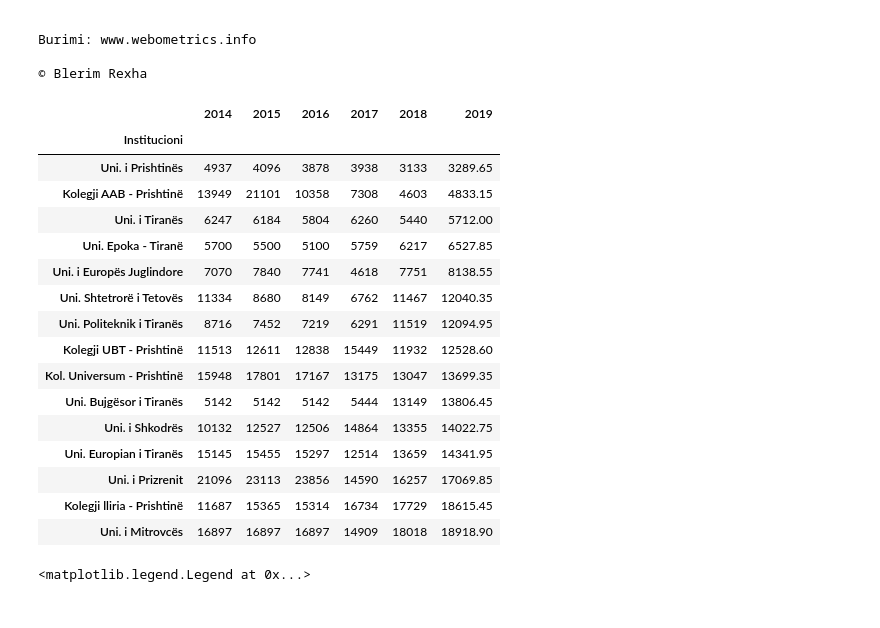
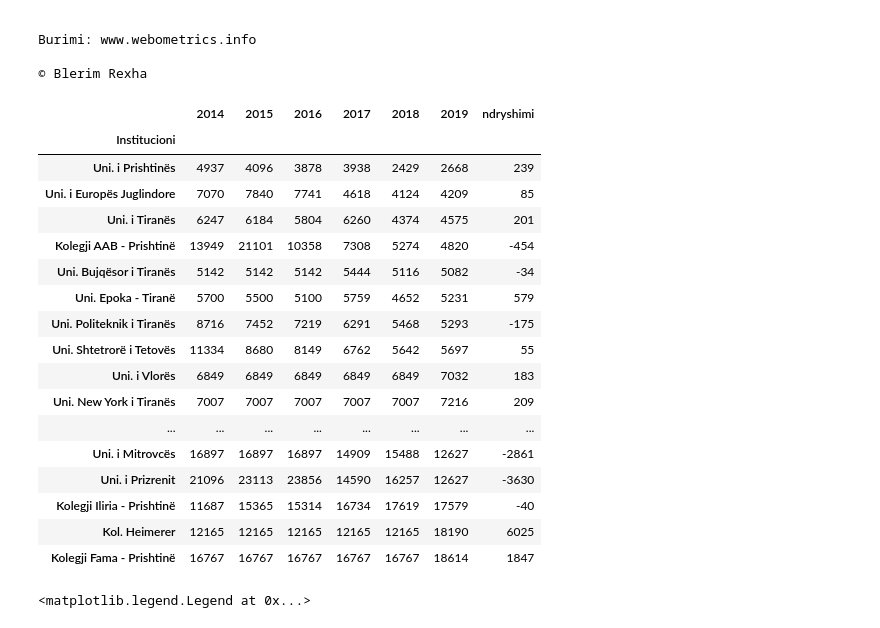
Before and after one commit to gentrexha/university-rankings-analysis, a Jupyter notebook: Ranking_Analysis.ipynb, the cells around one changed output. Saved outputs shown, nothing was run; the diff lists cells and outputs as text; code cells hidden in the pictures.

```diff
--- a/Ranking_Analysis.ipynb
+++ b/Ranking_Analysis.ipynb
@@ -36,28 +36,29 @@ Burimi: www.webometrics.info
 # %%
 import pandas as pd
 
-df = pd.read_csv("rankimet_new.csv", index_col="Institucioni")
-df["2019"] = df["2018"] * 1.05
-df = df.drop(["Progresi 2014-2018"], axis = 1)
+df = pd.read_csv("rankimet_new.csv", index_col="Institucioni", sep=";")
+df["ndryshimi"] = df["2019"] - df["2018"]
+# df = df.drop(["Progresi 2014-2018"], axis = 1)
 display(df)
 # %% [output]
-|  | 2014 | 2015 | 2016 | 2017 | 2018 | 2019 |
-| Institucioni |  |  |  |  |  |  |
-| Uni. i Prishtinës | 4937 | 4096 | 3878 | 3938 | 3133 | 3289.65 |
-| Kolegji AAB - Prishtinë | 13949 | 21101 | 10358 | 7308 | 4603 | 4833.15 |
-| Uni. i Tiranës | 6247 | 6184 | 5804 | 6260 | 5440 | 5712.00 |
-| Uni. Epoka - Tiranë | 5700 | 5500 | 5100 | 5759 | 6217 | 6527.85 |
-| Uni. i Europës Juglindore | 7070 | 7840 | 7741 | 4618 | 7751 | 8138.55 |
-| Uni. Shtetrorë i Tetovës | 11334 | 8680 | 8149 | 6762 | 11467 | 12040.35 |
-| Uni. Politeknik i Tiranës | 8716 | 7452 | 7219 | 6291 | 11519 | 12094.95 |
-| Kolegji UBT - Prishtinë | 11513 | 12611 | 12838 | 15449 | 11932 | 12528.60 |
-| Kol. Universum - Prishtinë | 15948 | 17801 | 17167 | 13175 | 13047 | 13699.35 |
-| Uni. Bujgësor i Tiranës | 5142 | 5142 | 5142 | 5444 | 13149 | 13806.45 |
-| Uni. i Shkodrës | 10132 | 12527 | 12506 | 14864 | 13355 | 14022.75 |
-| Uni. Europian i Tiranës | 15145 | 15455 | 15297 | 12514 | 13659 | 14341.95 |
-| Uni. i Prizrenit | 21096 | 23113 | 23856 | 14590 | 16257 | 17069.85 |
-| Kolegji lliria - Prishtinë | 11687 | 15365 | 15314 | 16734 | 17729 | 18615.45 |
-| Uni. i Mitrovcës | 16897 | 16897 | 16897 | 14909 | 18018 | 18918.90 |
+|  | 2014 | 2015 | 2016 | 2017 | 2018 | 2019 | ndryshimi |
+| Institucioni |  |  |  |  |  |  |  |
+| Uni. i Prishtinës | 4937 | 4096 | 3878 | 3938 | 2429 | 2668 | 239 |
+| Uni. i Europës Juglindore | 7070 | 7840 | 7741 | 4618 | 4124 | 4209 | 85 |
+| Uni. i Tiranës | 6247 | 6184 | 5804 | 6260 | 4374 | 4575 | 201 |
+| Kolegji AAB - Prishtinë | 13949 | 21101 | 10358 | 7308 | 5274 | 4820 | -454 |
+| Uni. Bujqësor i Tiranës | 5142 | 5142 | 5142 | 5444 | 5116 | 5082 | -34 |
+| Uni. Epoka - Tiranë | 5700 | 5500 | 5100 | 5759 | 4652 | 5231 | 579 |
+| Uni. Politeknik i Tiranës | 8716 | 7452 | 7219 | 6291 | 5468 | 5293 | -175 |
+| Uni. Shtetrorë i Tetovës | 11334 | 8680 | 8149 | 6762 | 5642 | 5697 | 55 |
+| Uni. i Vlorës | 6849 | 6849 | 6849 | 6849 | 6849 | 7032 | 183 |
+| Uni. New York i Tiranës | 7007 | 7007 | 7007 | 7007 | 7007 | 7216 | 209 |
+| ... | ... | ... | ... | ... | ... | ... | ... |
+| Uni. i Mitrovcës | 16897 | 16897 | 16897 | 14909 | 15488 | 12627 | -2861 |
+| Uni. i Prizrenit | 21096 | 23113 | 23856 | 14590 | 16257 | 12627 | -3630 |
+| Kolegji Iliria - Prishtinë | 11687 | 15365 | 15314 | 16734 | 17619 | 17579 | -40 |
+| Kol. Heimerer | 12165 | 12165 | 12165 | 12165 | 12165 | 18190 | 6025 |
+| Kolegji Fama - Prishtinë | 16767 | 16767 | 16767 | 16767 | 16767 | 18614 | 1847 |
 # %%
 import matplotlib.pyplot as plt
 plt.style.use('seaborn')
```
Also changed, not shown: parts of 2 cells of this notebook, 5 other files.
